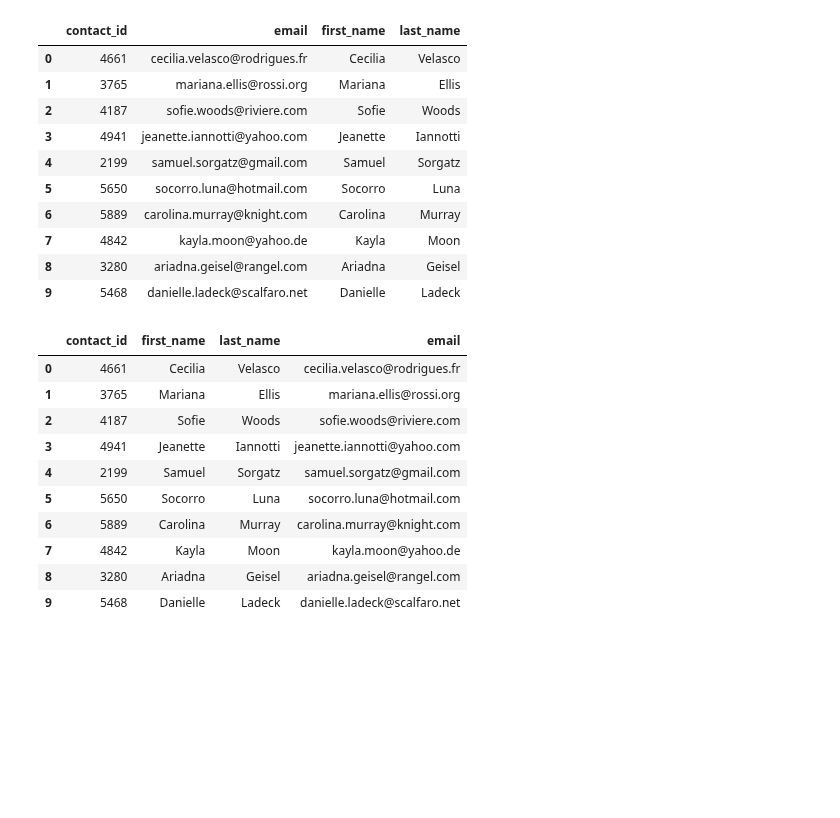
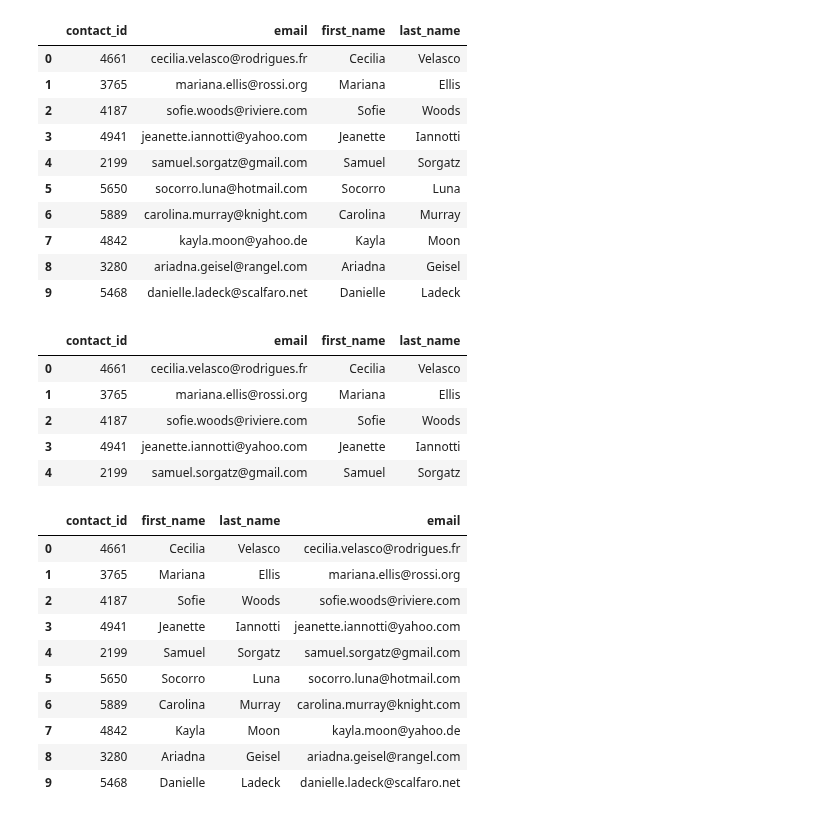
Before and after one commit to Ttocsnehc/Crowdfunding_ETL, a Jupyter notebook: ETL_Mini_Project_Starter_Code.ipynb, the cells around one changed output. Cells and saved outputs as stored; diff of their text form; code cells hidden in the pictures; blank space fills up the shorter version.

```diff
--- a/ETL_Mini_Project_Starter_Code.ipynb
+++ b/ETL_Mini_Project_Starter_Code.ipynb
@@ -736,3 +748,6 @@ memory usage: 15.8+ KB
 | 7 | 4842 | Kayla Moon | kayla.moon@yahoo.de |
 | 8 | 3280 | Ariadna Geisel | ariadna.geisel@rangel.com |
 | 9 | 5468 | Danielle Ladeck | danielle.ladeck@scalfaro.net |
+# %%
+contact_regrex = contact_info_df_copy[['contact_id', 'name', 'email']]
+contact_regrex.head(10)
@@ -753,6 +780,19 @@ memory usage: 15.8+ KB
 | 7 | 4842 | kayla.moon@yahoo.de | Kayla | Moon |
 | 8 | 3280 | ariadna.geisel@rangel.com | Ariadna | Geisel |
 | 9 | 5468 | danielle.ladeck@scalfaro.net | Danielle | Ladeck |
+# %%
+contact_regrex[['first_name', 'last_name']] = contact_regrex['name'].str.split(' ', n=1, expand=True)
+# %%
+contact_regrex = contact_regrex.drop(columns=['name'])
+# %%
+contact_regrex.head()
+# %% [output]
+|  | contact_id | email | first_name | last_name |
+| 0 | 4661 | cecilia.velasco@rodrigues.fr | Cecilia | Velasco |
+| 1 | 3765 | mariana.ellis@rossi.org | Mariana | Ellis |
+| 2 | 4187 | sofie.woods@riviere.com | Sofie | Woods |
+| 3 | 4941 | jeanette.iannotti@yahoo.com | Jeanette | Iannotti |
+| 4 | 2199 | samuel.sorgatz@gmail.com | Samuel | Sorgatz |
 # %%
 # Reorder the columns
 # %% [output]
```
Also changed, not shown: parts of 12 cells of this notebook, 3 other files.
